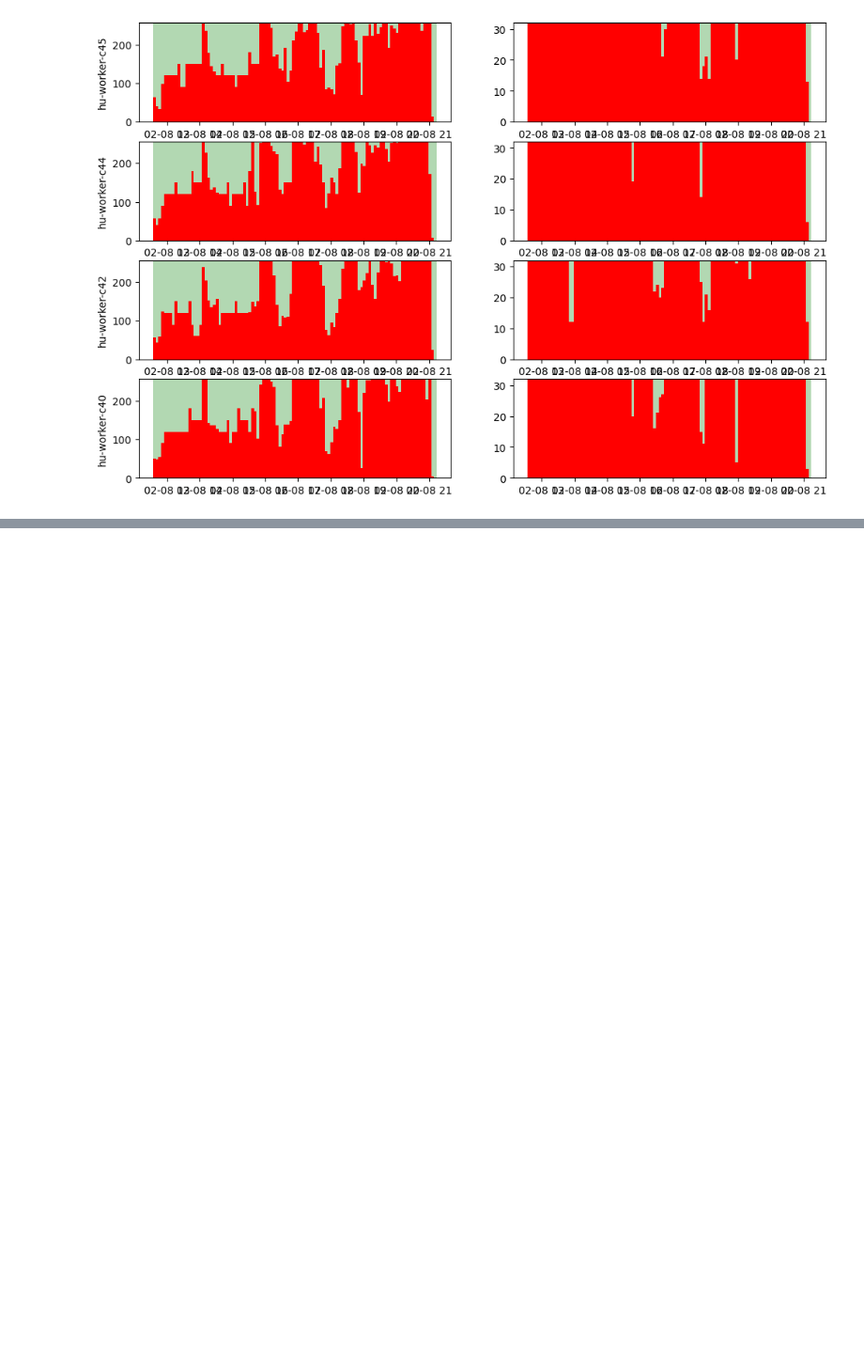
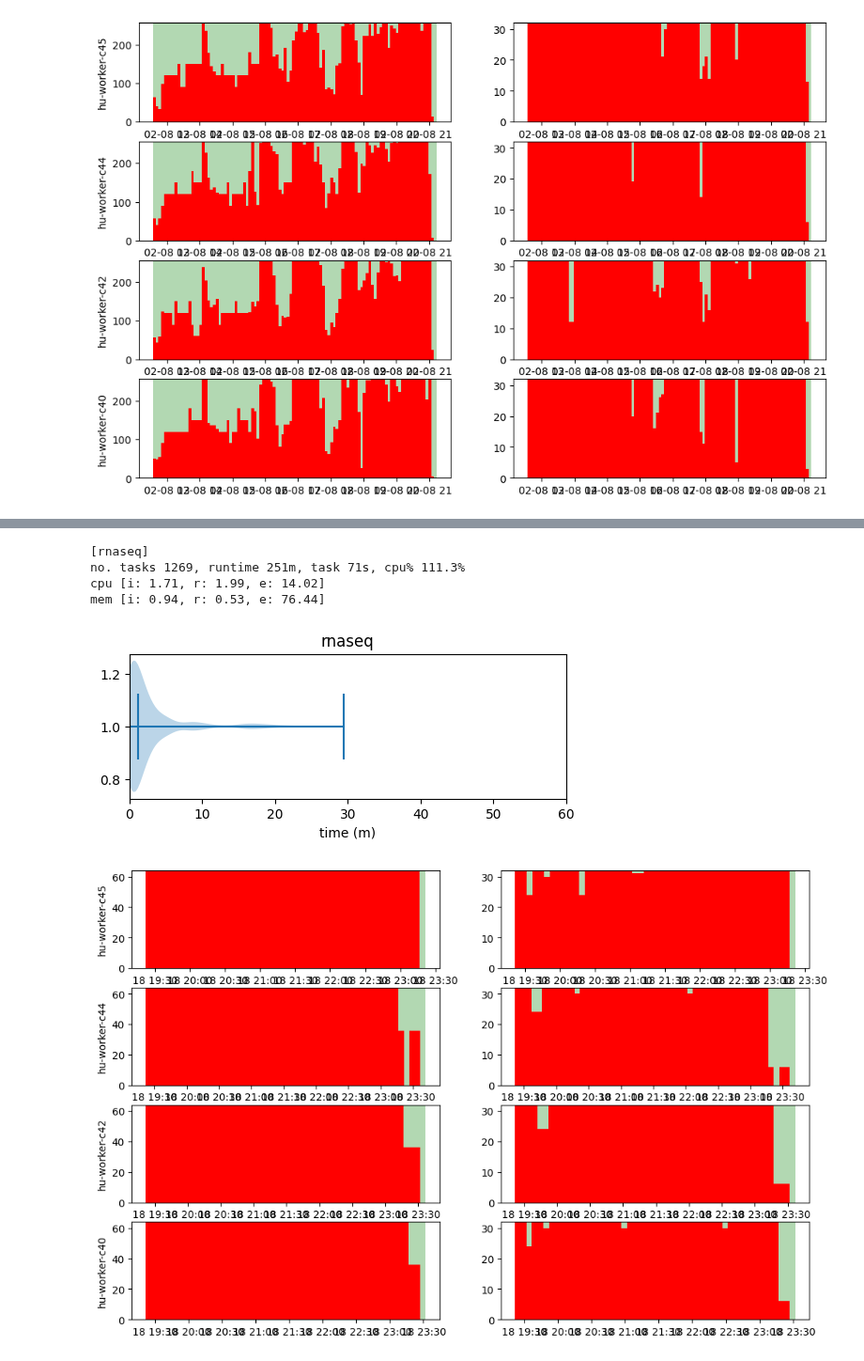
Before and after one commit to GlasgowC3lab/ichnos-results-evaluation, a Jupyter notebook: ext-results/ext-analysis.ipynb, the cells around one changed output, grey strips where cells are left out. Shown at 94% size. Drawn from its saved outputs; the diff is of its cells as text; code cells hidden in the pictures; blank space fills up the shorter version.

```diff
--- a/ext-results/ext-analysis.ipynb
+++ b/ext-results/ext-analysis.ipynb
@@ -389,0 +408,9 @@ mem [i: 0.99, r: 0.93, e: 6.0]
+# %%
+analyse_workflow('rnaseq', hu_rnaseq, hu_rnaseq_time, 64, 32, run_rnaseq_hu)
+# %% [output]
+[rnaseq]
+no. tasks 1269, runtime 251m, task 71s, cpu% 111.3%
+cpu [i: 1.71, r: 1.99, e: 14.02]
+mem [i: 0.94, r: 0.53, e: 76.44]
+[figure, added]
+[figure, added]
```
Also changed, not shown: parts of 3 cells of this notebook.
